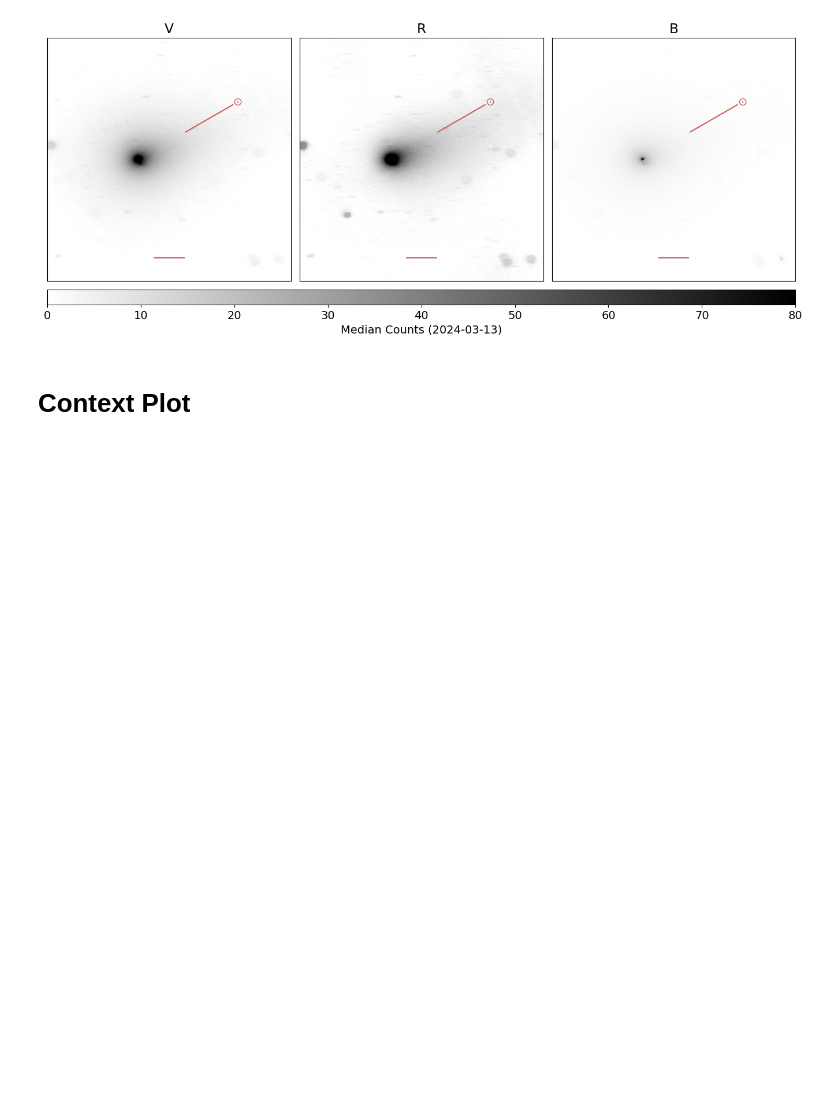
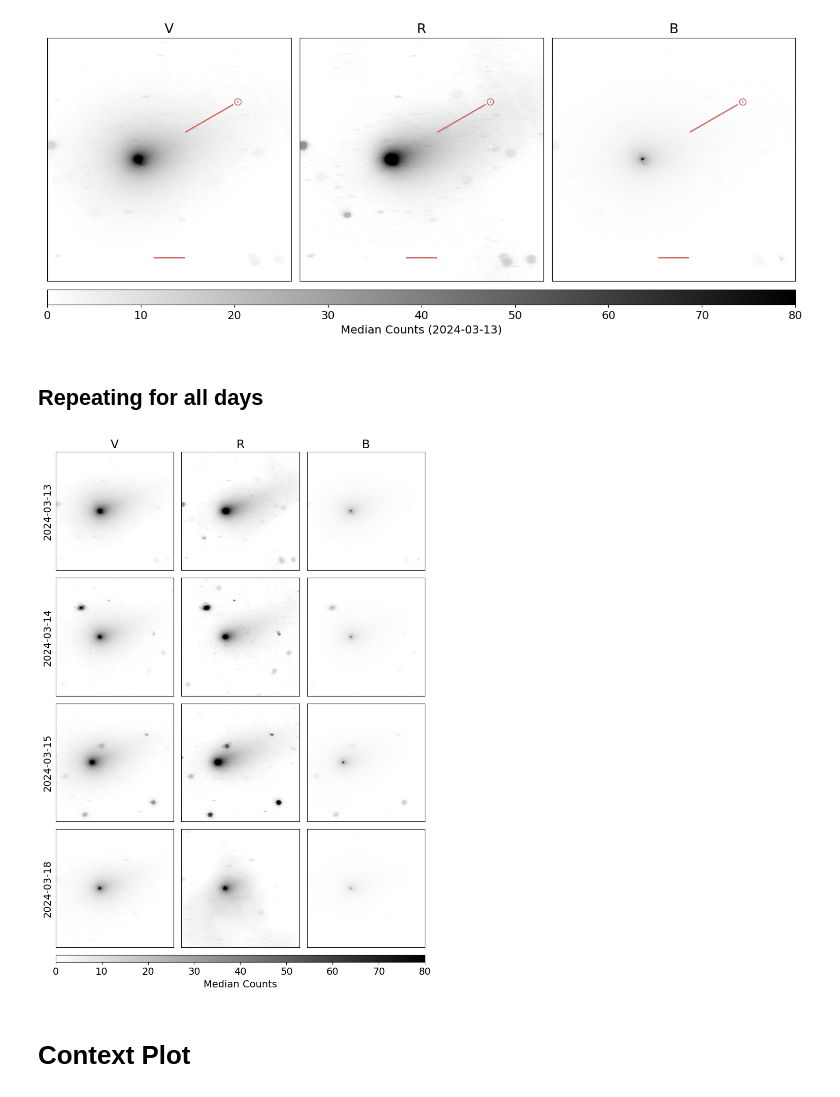
Before and after one commit to daraghhollman/Comet62P-Tsuchinshan, a Jupyter notebook: Scripts/plotting.ipynb, the cells around one changed output. Saved outputs shown, nothing was run; the diff lists cells and outputs as text; code cells hidden in the pictures; blank space fills up the shorter version.

```diff
--- a/Scripts/plotting.ipynb
+++ b/Scripts/plotting.ipynb
@@ -83,6 +83,63 @@ for ax in grid:
 plt.savefig("../../Writing/Thesis/images/stacked_comets.pdf", format="pdf", bbox_inches="tight")
 # %% [output]
 [figure]
+# %% [markdown]
+## Repeating for all days
+# %%
+days = ["Day12", "Day13", "Day14", "Day17"]
+
+vImages = []
+rImages = []
+bImages = []
+
+for day in days:
+
+    vImages.append(ctk.GetImage(f"../../Python/DataProducts/StackedImages/{day}/vStacked.fits"))
+    rImages.append(ctk.GetImage(f"../../Python/DataProducts/StackedImages/{day}/rStacked.fits"))
+    bImages.append(ctk.GetImage(f"../../Python/DataProducts/StackedImages/{day}/bStacked.fits"))
+
+images = [vImages[0], rImages[0], bImages[0],
+          vImages[1], rImages[1], bImages[1],
+          vImages[2], rImages[2], bImages[2],
+          vImages[3], rImages[3], bImages[3]]
+
+fig = plt.figure(figsize=(50, 60))
+
+titles = ["V", "R", "B"]
+dayLabels = ["2024-03-13", "2024-03-14", "2024-03-15", "2024-03-18"]
+
+limits = [(0, 80)]*12
+
+grid = ImageGrid(fig, 431,          # as in plt.subplot(111)
+                 nrows_ncols=(4,3),
+                 axes_pad=0.15,
+                 share_all=True,
+                 cbar_location="bottom",
+                 cbar_mode="single",
+                 cbar_size="2%",
+                 cbar_pad=0,
+                 )
+
+labelIndex = 0
+for i, ax in enumerate(grid):
+    im = ax.imshow(images[i], vmin=limits[i][0], vmax=limits[i][1], cmap="binary")
+
+    ax.set_xticks([])
+    ax.set_yticks([])
+
+    ax.set_aspect("equal")
+
+    if i < 3: ax.set_title(titles[i])
+
+    if i % 3 == 0:
+        ax.set_ylabel(dayLabels[labelIndex])
+        labelIndex += 1
+
+ax.cax.colorbar(im, label="Median Counts")
+
+plt.savefig("../../Writing/Thesis/images/all_stacked_comets.pdf", format="pdf", bbox_inches="tight")
+# %% [output]
+[figure, added]
 # %% [markdown]
 # Context Plot
 # %%
```
Also changed, not shown: 2 other files.
